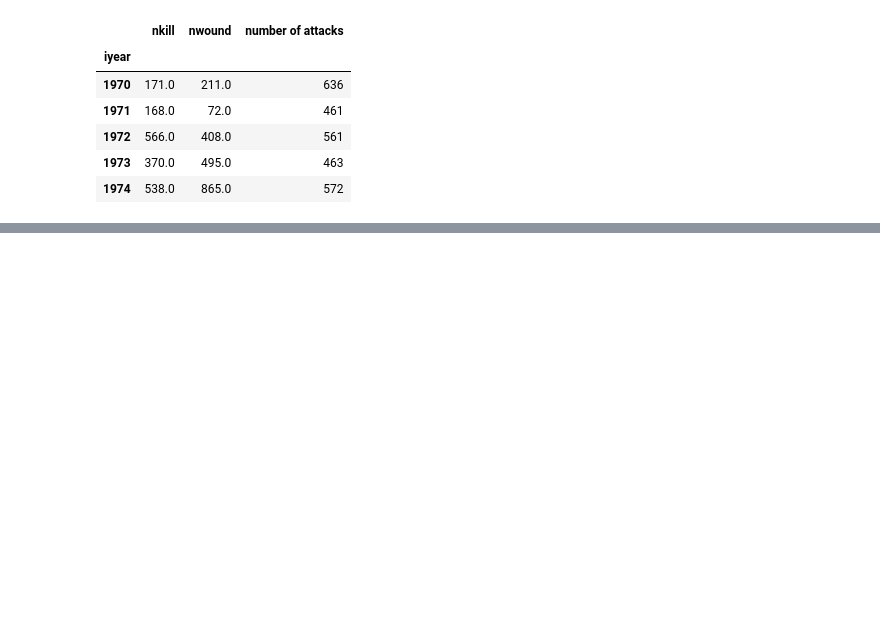
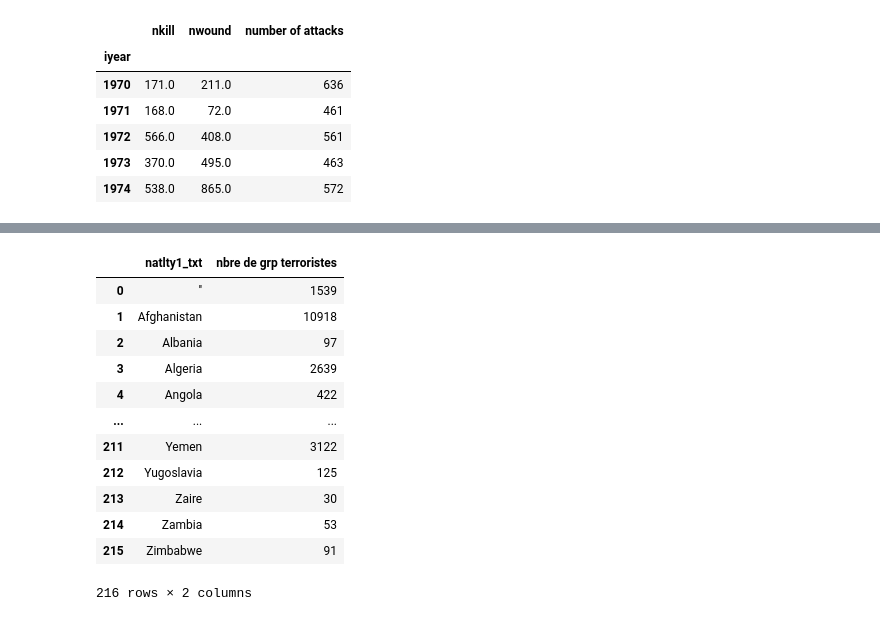
Before and after one commit to Oumar199/TerroristAttackDashboard, a Jupyter notebook: exploration.ipynb, the cells around one changed output, grey strips where cells are left out. Cells and saved outputs as stored; diff of their text form; code cells hidden in the pictures; blank space fills up the shorter version.

```diff
--- a/exploration.ipynb
+++ b/exploration.ipynb
@@ -228,0 +225,17 @@ fig.show()
+# %%
+nat_ter = cleaned_data.groupby('natlty1_txt').size().reset_index(name='nbre de grp terroristes')
+nat_ter
+# %% [output]
+|  | natlty1_txt | nbre de grp terroristes |
+| 0 | '' | 1539 |
+| 1 | Afghanistan | 10918 |
+| 2 | Albania | 97 |
+| 3 | Algeria | 2639 |
+| 4 | Angola | 422 |
+| ... | ... | ... |
+| 211 | Yemen | 3122 |
+| 212 | Yugoslavia | 125 |
+| 213 | Zaire | 30 |
+| 214 | Zambia | 53 |
+| 215 | Zimbabwe | 91 |
+216 rows × 2 columns
```
Also changed, not shown: parts of 37 cells of this notebook.
